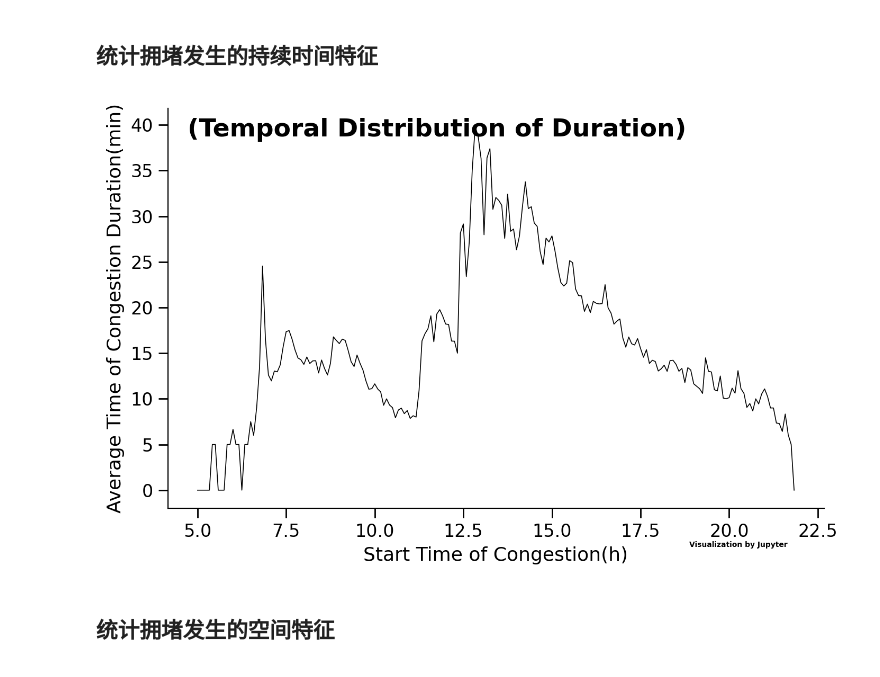
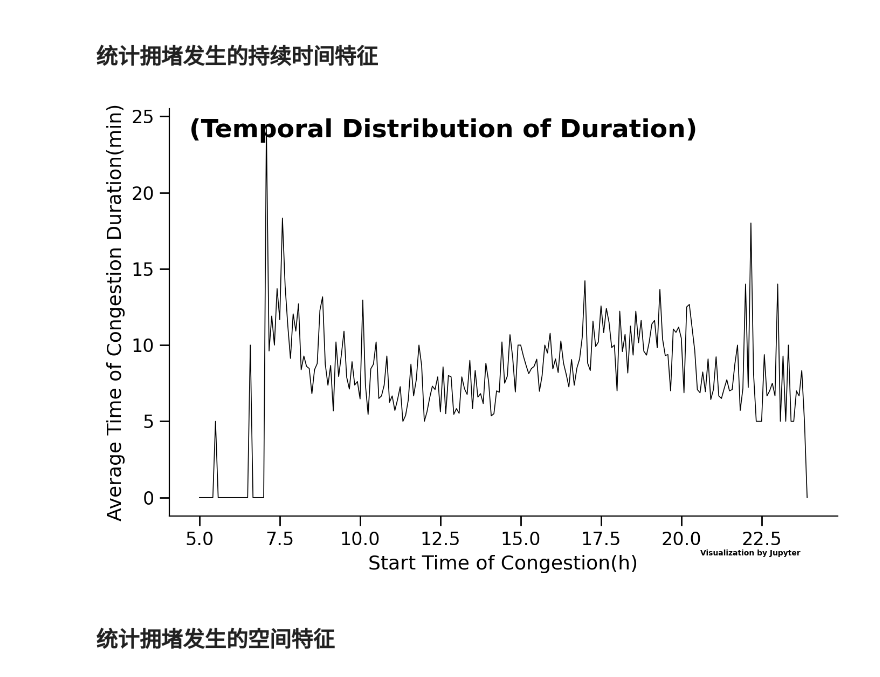
Before and after one commit to lingbai-kong/traffic_data_mining_sh, a Jupyter notebook: data_visualization.ipynb, the cells around one changed output. Cells and saved outputs as stored; diff of their text form; code cells hidden in the pictures.

```diff
--- a/data_visualization.ipynb
+++ b/data_visualization.ipynb
@@ -179,37 +177,37 @@ for road in data:
                 duration=index-start_time
                 #如果是range(1)则代表计算拥堵开始时刻的拥堵时间
                 #如果是range(duration)则代表计算发生拥堵后每个时刻的拥堵时间
-                for i in range(duration):
+                for i in range(1):
                     result.append({'start_time':start_time+i,'duration':duration-i})
                 start_time=0
                 duration=0
 statistic={}
 for item in result:
     if item['start_time'] in statistic:
         statistic[item['start_time']].append(item['duration'])
     else:
         statistic[item['start_time']]=[item['duration']]
 avg_statistic=[]
 for time_slice in range(data.shape[2]):
     if time_slice in statistic:
         avg_statistic.append(np.array(statistic[time_slice]).mean()*5)
     else:
         avg_statistic.append(0)
 
 label = [(i*5)/60+5 for i in range(len(avg_statistic))]
 fig,ax = plt.subplots(figsize=(8,5),dpi=200)
 ax.plot(label, avg_statistic, color='black', linewidth=.6)
 ax.tick_params(direction='out',labelsize=12,length=6.5,width=1,top=False,right=False)
 ax.spines['right'].set_visible(False)
 ax.spines['top'].set_visible(False)
 ax.set_ylabel('Average Time of Congestion Duration(min)',fontsize=13)
 ax.set_xlabel('Start Time of Congestion(h)',fontsize=13)
 text_font = {'size':'17','weight':'bold','color':'black'}
 ax.text(.03,.93,'(Temporal Distribution of Duration)',transform = ax.transAxes,fontdict=text_font,zorder=4)
 ax.text(.87,-.08,'\nVisualization by Jupyter',transform = ax.transAxes, ha='center', va='center',fontsize = 5,color='black',fontweight='bold')
 fig.show()
 # %% [output]
-[figure, old version]
+[figure, new version]
 # %% [markdown]
 ## 统计拥堵发生的空间特征
 # %%
```
Also changed, not shown: parts of 4 cells of this notebook, 2 other files.
